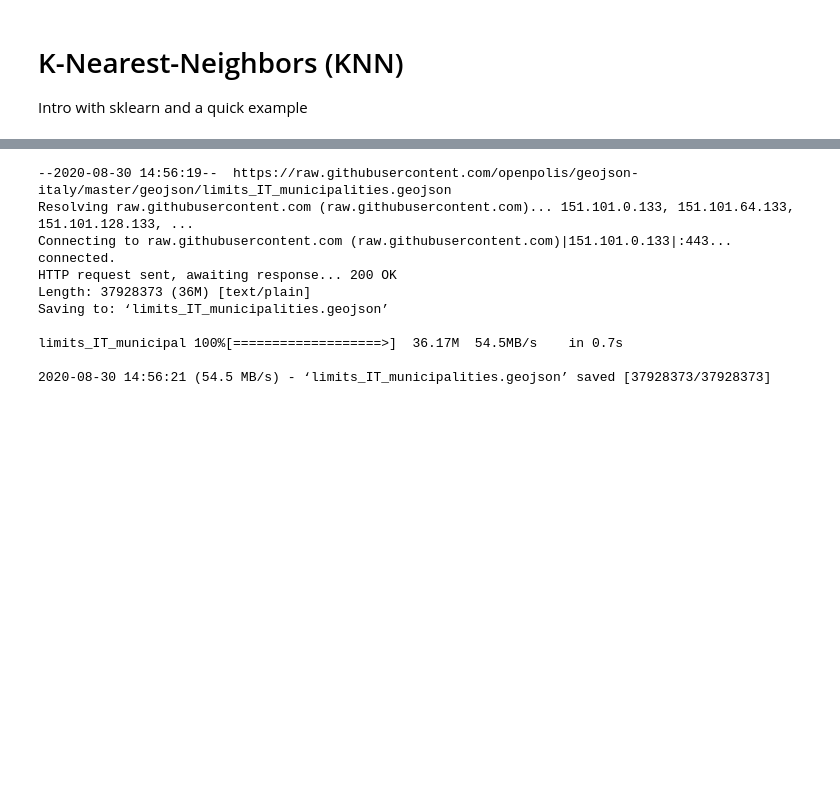
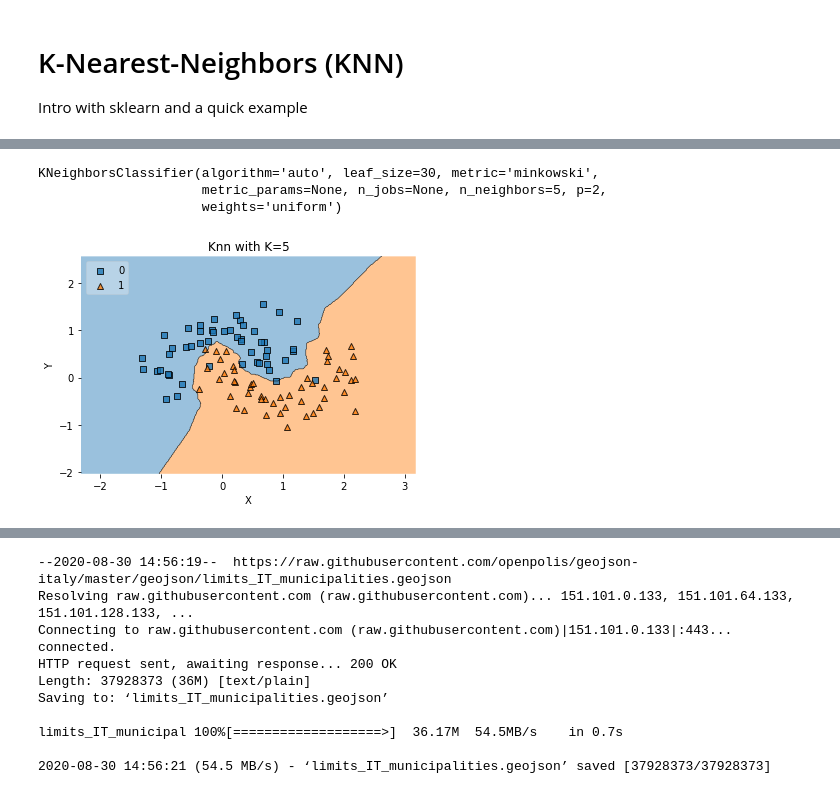
Before and after one commit to MachineLearningJournalClub/HowToTackleAMLCompetition, a Jupyter notebook: HowToTackleAMLCompetition/Lecture7|AdvancedFeatures.ipynb, the cells around one changed output, grey strips where cells are left out. Drawn from its saved outputs; the diff is of its cells as text; code cells hidden in the pictures; blank space fills up the shorter version.

```diff
--- a/HowToTackleAMLCompetition/Lecture7|AdvancedFeatures.ipynb
+++ b/HowToTackleAMLCompetition/Lecture7|AdvancedFeatures.ipynb
@@ -31,0 +50,3 @@ Intro with sklearn and a quick example
+# %%
+data = pd.read_csv("data_ushape.csv")
+data.head()
@@ -31,0 +60,21 @@ Intro with sklearn and a quick example
+# %%
+X = data[["X","Y"]].values
+y = data["class"].astype(int).values
+# %%
+k_ex = 5
+clf = neighbors.KNeighborsClassifier(n_neighbors=k_ex)
+clf.fit(X, y)
+# %% [output]
+KNeighborsClassifier(algorithm='auto', leaf_size=30, metric='minkowski',
+                     metric_params=None, n_jobs=None, n_neighbors=5, p=2,
+                     weights='uniform')
+# %%
+# Plotting decision region
+plot_decision_regions(X, y, clf=clf, legend=2)
+# Adding axes annotations
+plt.xlabel("X")
+plt.ylabel("Y")
+plt.title("Knn with K="+ str(k_ex))
+plt.show()
+# %% [output]
+[figure, added]
```
Also changed, not shown: parts of 14 cells of this notebook.
